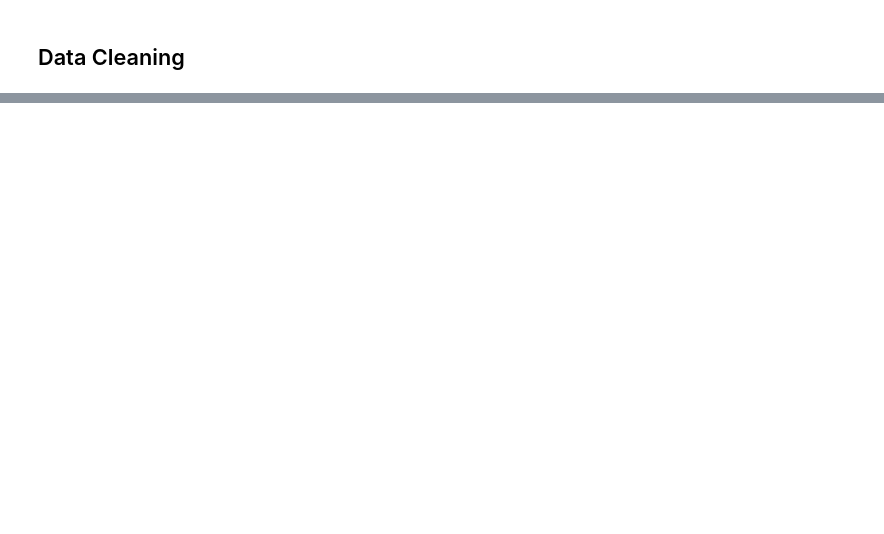
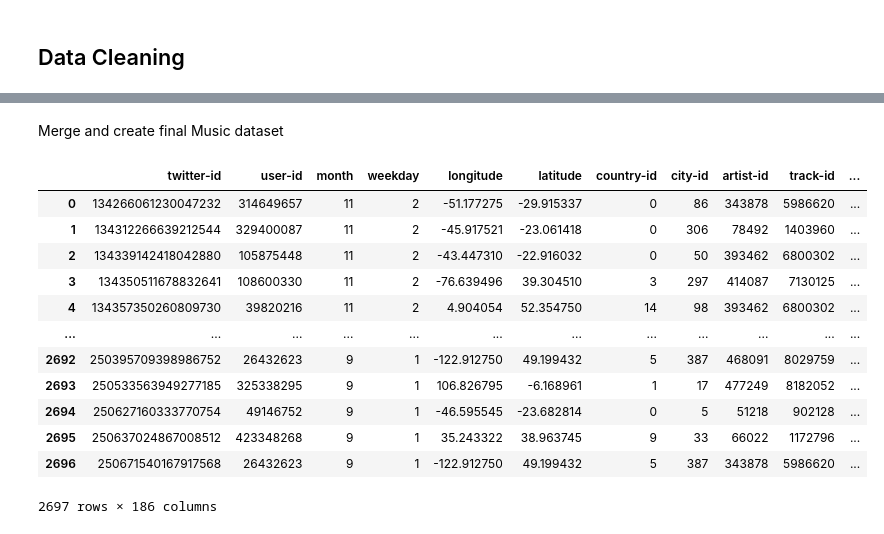
Before and after one commit to spattapu1/MGT-189_Project, a Jupyter notebook: data.ipynb, the cells around one changed output, grey strips where cells are left out. Cells and saved outputs as stored; diff of their text form; code cells hidden in the pictures; blank space fills up the shorter version.

```diff
--- a/data.ipynb
+++ b/data.ipynb
@@ -48,0 +36,26 @@ ModuleNotFoundError: No module named 'commons'
+# %%
+
+# load lines
+with open("raw_data/songNames.txt", "r", encoding="utf-8") as f:
+    cal_500_raw = pd.DataFrame({"artist_track": [line.strip() for line in f if line.strip()]})
+
+# split artist + track
+cal_500_raw[["artist", "track"]] = cal_500_raw["artist_track"].str.split("-", n=1, expand=True)
+
+# clean text
+def clean(s):
+    return (
+        s.str.lower()
+         .str.replace("_", "", regex=False)
+         .str.replace(r"[^\w\s]", "", regex=True)
+         .str.replace(r"\s+", " ", regex=True)
+         .str.strip()
+    )
+
+cal_500_raw["artist"] = clean(cal_500_raw["artist"])
+cal_500_raw["track"] = clean(cal_500_raw["track"])
+
+# optional: drop original column
+cal_500_raw = cal_500_raw.drop(columns="artist_track")
+
+cal_500_raw.head()
@@ -48,0 +69,6 @@ ModuleNotFoundError: No module named 'commons'
+# %%
+#Added vectorized tags to the cal_500 dataset.
+hard = pd.read_csv("raw_data/hardAnnotations.txt", header=None)  # add the full path if needed
+hard.columns = pd.read_csv("raw_data/vocab.txt", header=None)[0].tolist()
+music_tagging = pd.concat([cal_500_raw, hard], axis=1)
+music_tagging.head()
@@ -87,0 +111,19 @@ b
+# %% [markdown]
+Merge and create final Music dataset
+# %%
+matched = pd.merge(music_micro_ta, music_tagging, on=['artist', 'track'], how='inner')
+matched
+# %% [output]
+|  | twitter-id | user-id | month | weekday | longitude | latitude | country-id | city-id | artist-id | track-id | ... |
+| 0 | 134266061230047232 | 314649657 | 11 | 2 | -51.177275 | -29.915337 | 0 | 86 | 343878 | 5986620 | ... |
+| 1 | 134312266639212544 | 329400087 | 11 | 2 | -45.917521 | -23.061418 | 0 | 306 | 78492 | 1403960 | ... |
+| 2 | 134339142418042880 | 105875448 | 11 | 2 | -43.447310 | -22.916032 | 0 | 50 | 393462 | 6800302 | ... |
+| 3 | 134350511678832641 | 108600330 | 11 | 2 | -76.639496 | 39.304510 | 3 | 297 | 414087 | 7130125 | ... |
+| 4 | 134357350260809730 | 39820216 | 11 | 2 | 4.904054 | 52.354750 | 14 | 98 | 393462 | 6800302 | ... |
+| ... | ... | ... | ... | ... | ... | ... | ... | ... | ... | ... | ... |
+| 2692 | 250395709398986752 | 26432623 | 9 | 1 | -122.912750 | 49.199432 | 5 | 387 | 468091 | 8029759 | ... |
+| 2693 | 250533563949277185 | 325338295 | 9 | 1 | 106.826795 | -6.168961 | 1 | 17 | 477249 | 8182052 | ... |
+| 2694 | 250627160333770754 | 49146752 | 9 | 1 | -46.595545 | -23.682814 | 0 | 5 | 51218 | 902128 | ... |
+| 2695 | 250637024867008512 | 423348268 | 9 | 1 | 35.243322 | 38.963745 | 9 | 33 | 66022 | 1172796 | ... |
+| 2696 | 250671540167917568 | 26432623 | 9 | 1 | -122.912750 | 49.199432 | 5 | 387 | 343878 | 5986620 | ... |
+2697 rows × 186 columns
```
Also changed, not shown: parts of 11 cells of this notebook.
